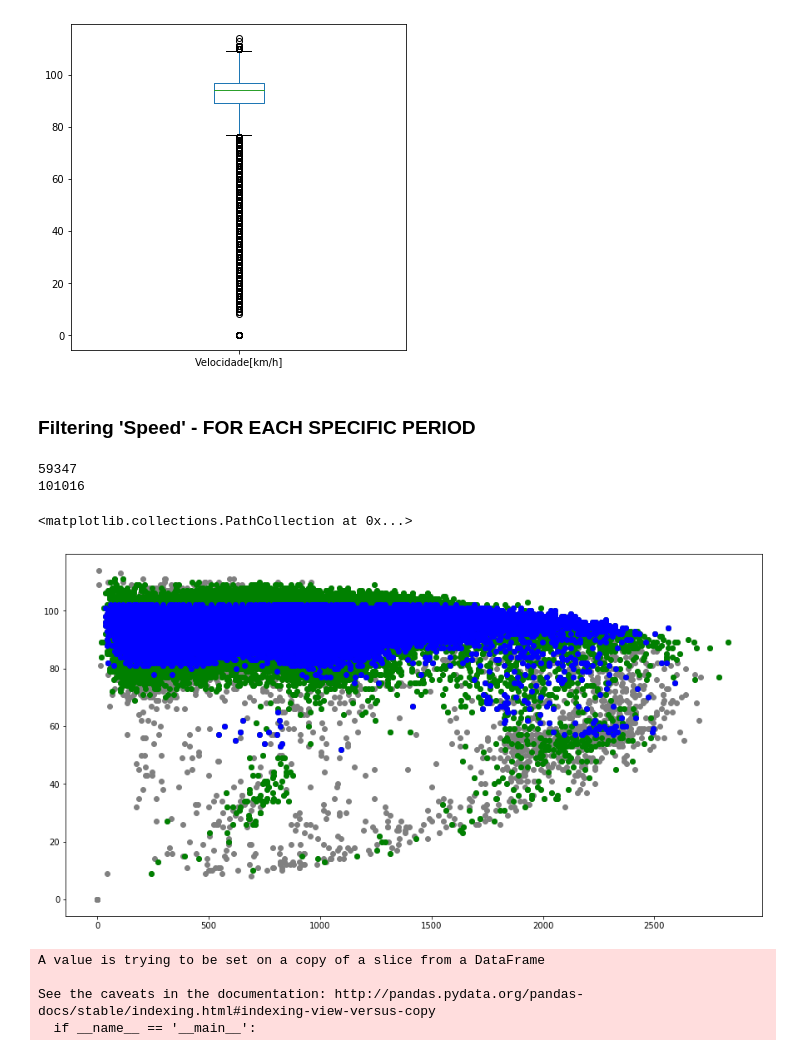
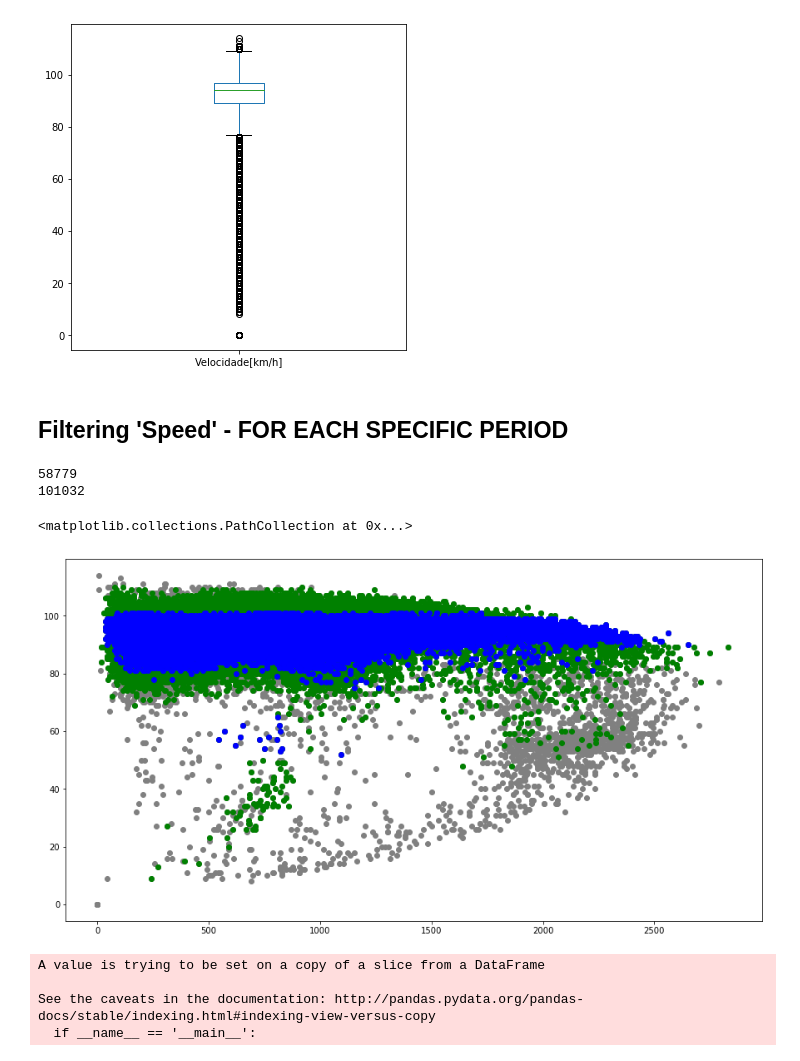
Before and after one commit to albnc/WaveletTrafficAnalysis, a Jupyter notebook: waveAnalysis.ipynb, the cells around one changed output. Saved outputs shown, nothing was run; the diff lists cells and outputs as text; code cells hidden in the pictures.

```diff
--- a/waveAnalysis.ipynb
+++ b/waveAnalysis.ipynb
@@ -333,7 +331,7 @@ data['Velocidade[km/h]'].plot(kind='box', figsize=(6,6))
 <matplotlib.axes._subplots.AxesSubplot at 0x...>
 [figure]
 # %% [markdown]
-### Filtering 'Speed' - FOR EACH SPECIFIC PERIOD
+## Filtering 'Speed' - FOR EACH SPECIFIC PERIOD
 # %%
 # function to check specified quantile:
 def in_qrange(ser, q):
@@ -344,28 +342,28 @@ def in_IQRrange(ser, dev=1.5):
     IQR = p75-p25
     return ser.between( p25 - dev * IQR, p75 + dev * IQR, inclusive = False)
 # %%
-period = 'D'
+period = 'B'
 
 # Determine mask of Speed values with 50% of each month
 mask50 = data.resample(period)['Velocidade[km/h]'].transform(in_qrange, q=[.25, .75])
 print(mask50.sum())
 
 # Determine the whiskers (1.5 * IQR)
 maskIQR = data.resample(period)['Velocidade[km/h]'].transform(in_IQRrange, dev=1.5)
 print(maskIQR.sum())
 
 var = 'Fluxo[veic/h.faixa]'
 #var = 'Densidade[veic/km.faixa]'
 
 plt.figure(figsize = (15,8))
 plt.scatter(data[var], data['Velocidade[km/h]'], color='grey' )
 plt.scatter(data[maskIQR][var], data[maskIQR]['Velocidade[km/h]'], color='green')
 plt.scatter(data[mask50][var], data[mask50]['Velocidade[km/h]'], color='blue')
 # %% [output]
-59347
-101016
+58779
+101032
 <matplotlib.collections.PathCollection at 0x...>
-[figure, old version]
+[figure, new version]
 # %%
 #data.groupby(by=pd.Grouper(freq='M')).plot(y='Velocidade[km/h]',kind='box')
 def plotBoxPlotFreq(df, freq='W', var='Velocidade[km/h]'):
```
Also changed, not shown: parts of 12 cells of this notebook.
